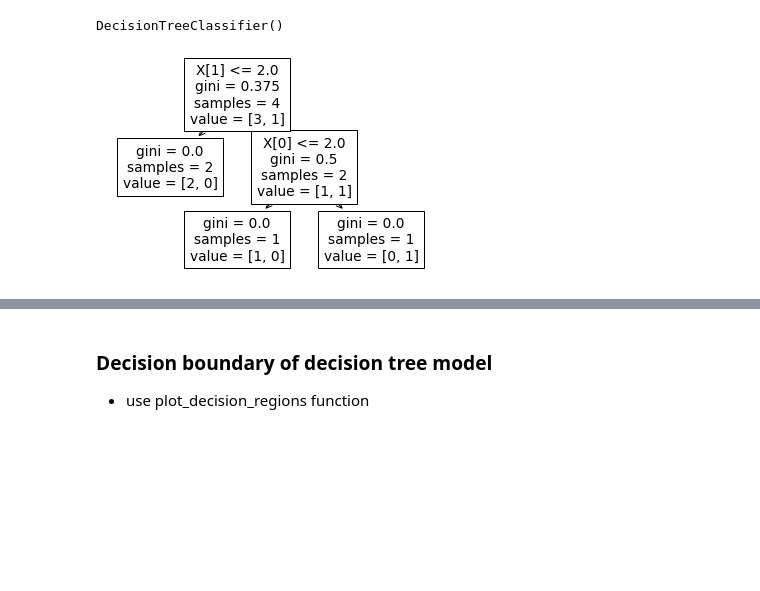
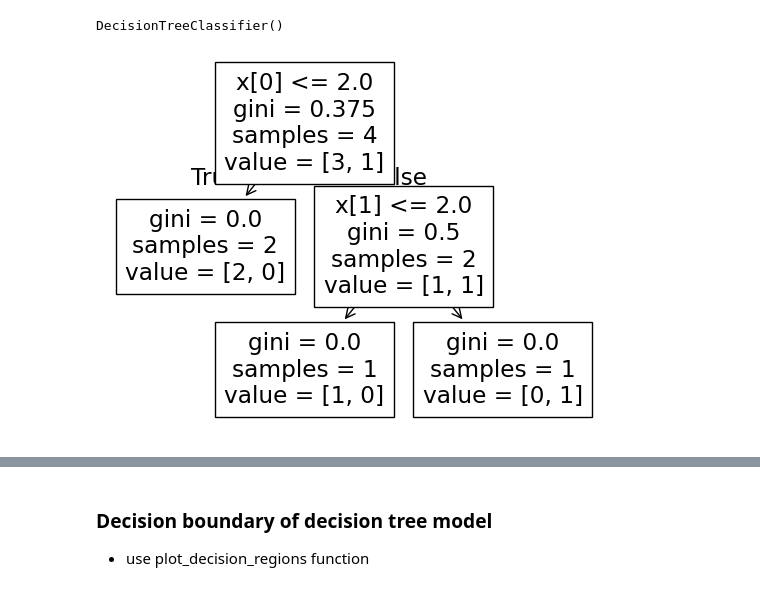
Before and after one commit to Edrient17/ML_Basic, a Jupyter notebook: Week05.ipynb, the cells around one changed output, grey strips where cells are left out. Cells and saved outputs as stored; diff of their text form; code cells hidden in the pictures; blank space fills up the shorter version.

```diff
--- a/Week05.ipynb
+++ b/Week05.ipynb
@@ -42,7 +42,7 @@ from sklearn.linear_model import LogisticRegression
 
 # training the logistic regression model. C=100
 lr = LogisticRegression(C=100)
-None
+lr.fit(X_train, y_train)
 # %% [output]
 LogisticRegression(C=100)
 # %%
@@ -97,18 +97,18 @@ plt.show()
 from sklearn.tree import DecisionTreeClassifier
 
 # learn decision tree with training dataset
-tree = None
-None
+tree = DecisionTreeClassifier()
+tree.fit(X_train, y_train)
 # %% [output]
 DecisionTreeClassifier()
 # %%
 from sklearn.tree import plot_tree #scikit-learn >= 22.0
 
 # plot the tree
-None
+plot_tree(tree)
 plt.show()
 # %% [output]
-[figure, old version]
+[figure, new version]
 # %%
 # plot the tree in better style
 # size of figure to width 5, height 6
```
Also changed, not shown: parts of 66 cells of this notebook.
